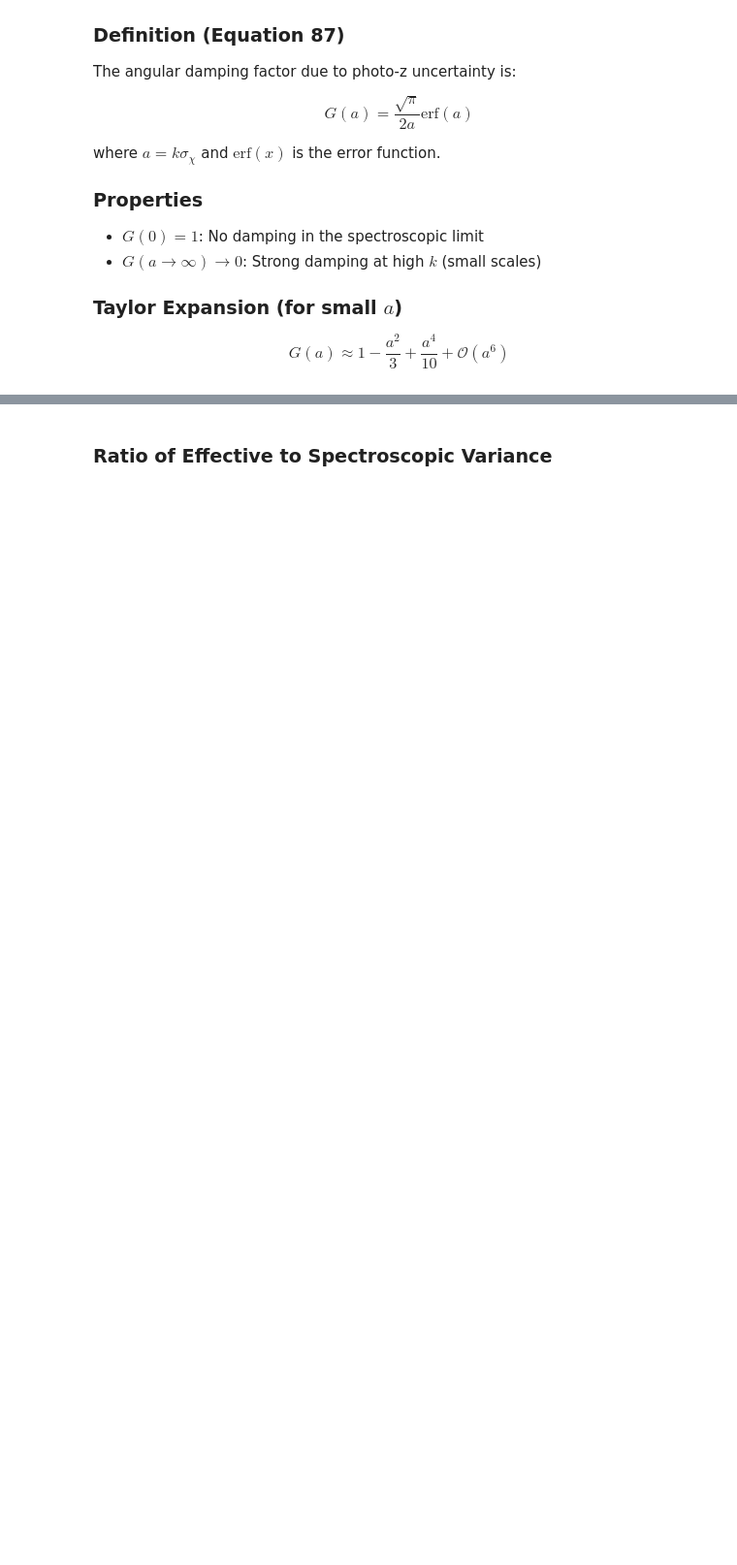
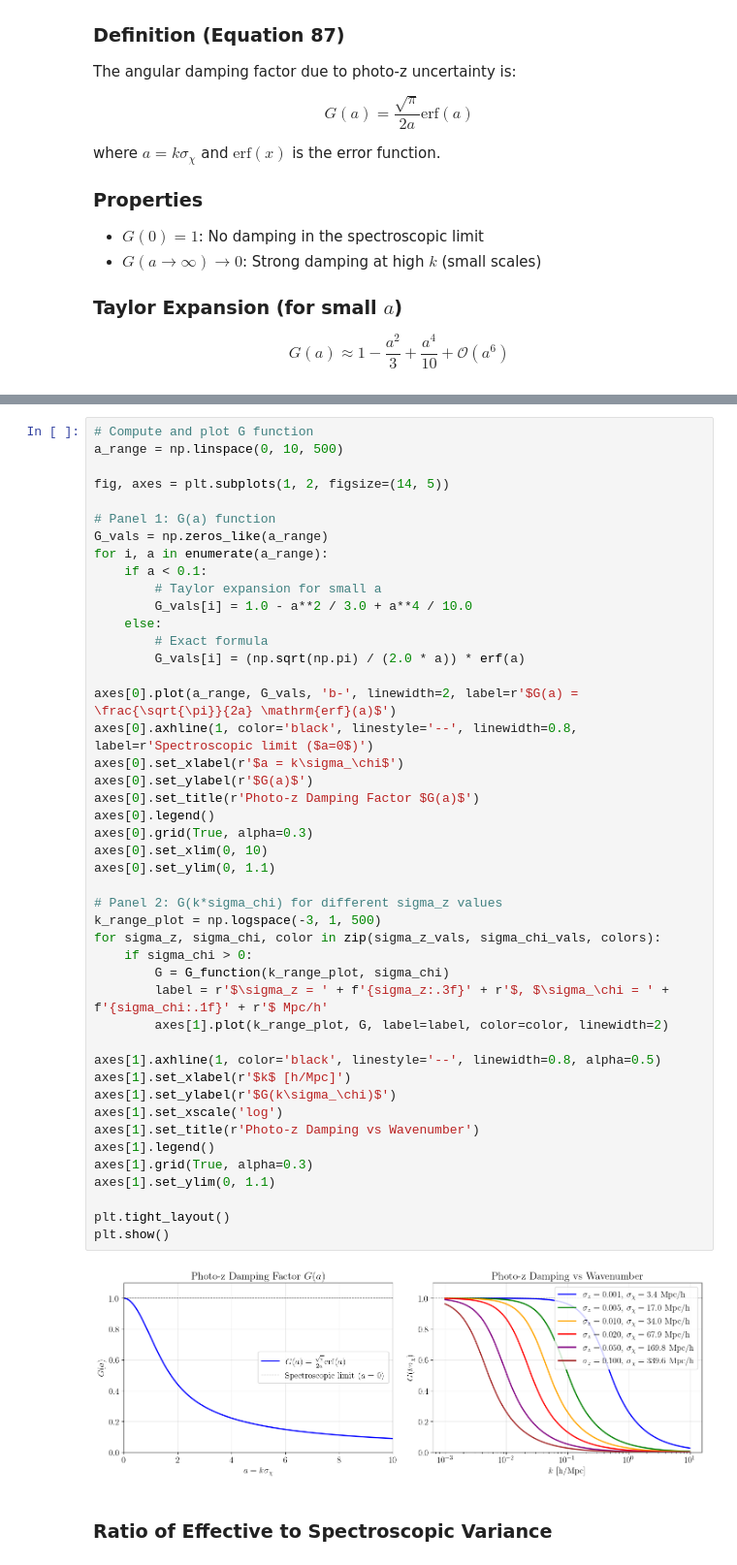
Before and after one commit to PierreBoccard/excursion_set_functions, a Jupyter notebook: examples/photo_z_formalism_documentation.ipynb, the cells around one changed output, grey strips where cells are left out. Shown at 97% size. Saved outputs shown, nothing was run; the diff lists cells and outputs as text; blank space fills up the shorter version.

```diff
--- a/examples/photo_z_formalism_documentation.ipynb
+++ b/examples/photo_z_formalism_documentation.ipynb
@@ -394,2 +404,49 @@ plt.show()
+# %%
+# Compute and plot G function
+a_range = np.linspace(0, 10, 500)
+
+fig, axes = plt.subplots(1, 2, figsize=(14, 5))
+
+# Panel 1: G(a) function
+G_vals = np.zeros_like(a_range)
+for i, a in enumerate(a_range):
+    if a < 0.1:
+        # Taylor expansion for small a
+        G_vals[i] = 1.0 - a**2 / 3.0 + a**4 / 10.0
+    else:
+        # Exact formula
+        G_vals[i] = (np.sqrt(np.pi) / (2.0 * a)) * erf(a)
+
+axes[0].plot(a_range, G_vals, 'b-', linewidth=2, label=r'$G(a) = \frac{\sqrt{\pi}}{2a} \mathrm{erf}(a)$')
+axes[0].axhline(1, color='black', linestyle='--', linewidth=0.8, label=r'Spectroscopic limit ($a=0$)')
+axes[0].set_xlabel(r'$a = k\sigma_\chi$')
+axes[0].set_ylabel(r'$G(a)$')
+axes[0].set_title(r'Photo-z Damping Factor $G(a)$')
+axes[0].legend()
+axes[0].grid(True, alpha=0.3)
+axes[0].set_xlim(0, 10)
+axes[0].set_ylim(0, 1.1)
+
+# Panel 2: G(k*sigma_chi) for different sigma_z values
+k_range_plot = np.logspace(-3, 1, 500)
+for sigma_z, sigma_chi, color in zip(sigma_z_vals, sigma_chi_vals, colors):
+    if sigma_chi > 0:
+        G = G_function(k_range_plot, sigma_chi)
+        label = r'$\sigma_z = ' + f'{sigma_z:.3f}' + r'$, $\sigma_\chi = ' + f'{sigma_chi:.1f}' + r'$ Mpc/h'
+        axes[1].plot(k_range_plot, G, label=label, color=color, linewidth=2)
+
+axes[1].axhline(1, color='black', linestyle='--', linewidth=0.8, alpha=0.5)
+axes[1].set_xlabel(r'$k$ [h/Mpc]')
+axes[1].set_ylabel(r'$G(k\sigma_\chi)$')
+axes[1].set_xscale('log')
+axes[1].set_title(r'Photo-z Damping vs Wavenumber')
+axes[1].legend()
+axes[1].grid(True, alpha=0.3)
+axes[1].set_ylim(0, 1.1)
+
+plt.tight_layout()
+plt.show()
+# %% [output]
+[figure, added]
 # %% [markdown]
 ### Ratio of Effective to Spectroscopic Variance
```
Also changed, not shown: parts of 27 cells of this notebook, 6 other files.
